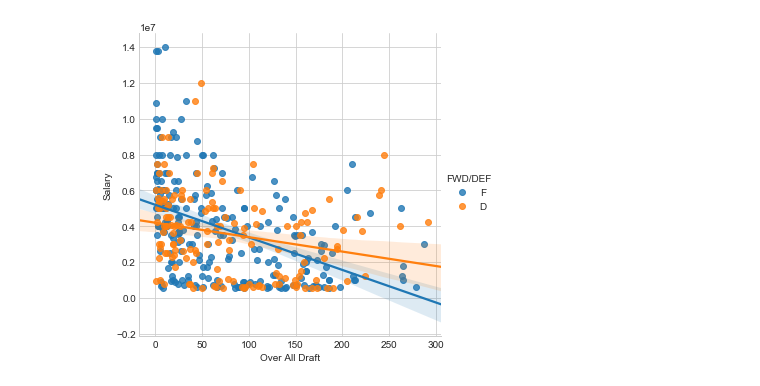
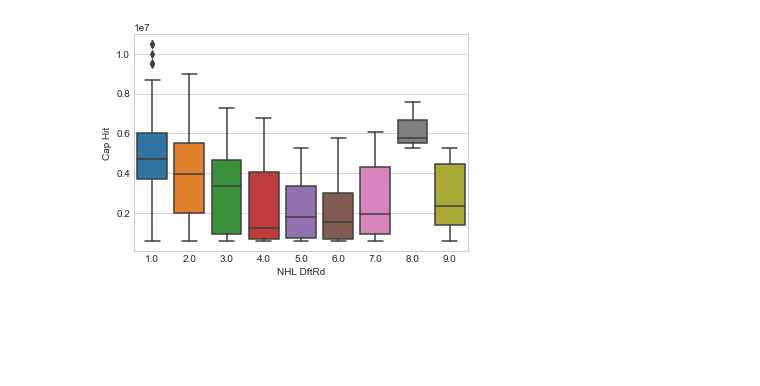
Before and after one commit to cjgargano/UCI-Project-01, a Jupyter notebook: project_nhl_salaries.ipynb, the cells around one changed output. Cells and saved outputs as stored; diff of their text form; code cells hidden in the pictures; blank space fills up the shorter version.

```diff
--- a/project_nhl_salaries.ipynb
+++ b/project_nhl_salaries.ipynb
@@ -73,0 +73,6 @@ ufa_df = ufa_df.replace(['DNK','DEU','FRA','AUT','NOR','SVN','HRV','GBR','LVA','
+# %%
+country_count = pd.DataFrame(ufa_df['Nationality'].value_counts()).reset_index()
+country_count.rename(columns = {"index":"Nationality","Nationality":"Countryman"}, inplace = True)
+# %%
+ufa_df = pd.merge(ufa_df, country_count, on="Nationality")
+ufa_df.head()
@@ -74,3 +87,5 @@ ufa_df = ufa_df.replace(['DNK','DEU','FRA','AUT','NOR','SVN','HRV','GBR','LVA','
+# %%
+ufa_df["Country Code"] = ufa_df["Nationality"]
 # %%
 ufa_df.head()
 # %% [output]
@@ -83,3 +99,6 @@ ufa_df.head()
+# %%
+#If country is represented by less than or equal to 5 players, then give it a Country Code of "OTH"
+ufa_df.loc[ufa_df['Countryman'] <= 5, 'Country Code'] = "OTH"
 # %%
 #Display chart (Salary to Country)
 sns.set_style("whitegrid")
@@ -168,6 +203,6 @@ plt.show()
 # %%
 #Create scatterplot for salary to overall draft
-sns.lmplot(x = "Over All Draft", y = "Salary", data = ufa_df, hue="FWD/DEF")
+sns.boxplot(x = "NHL DftRd", y = "Cap Hit", data = ufa_df)
 plt.show()
 # %% [output]
-[figure, old version]
+[figure, new version]
```
Also changed, not shown: parts of 20 cells of this notebook, 1 other file.
